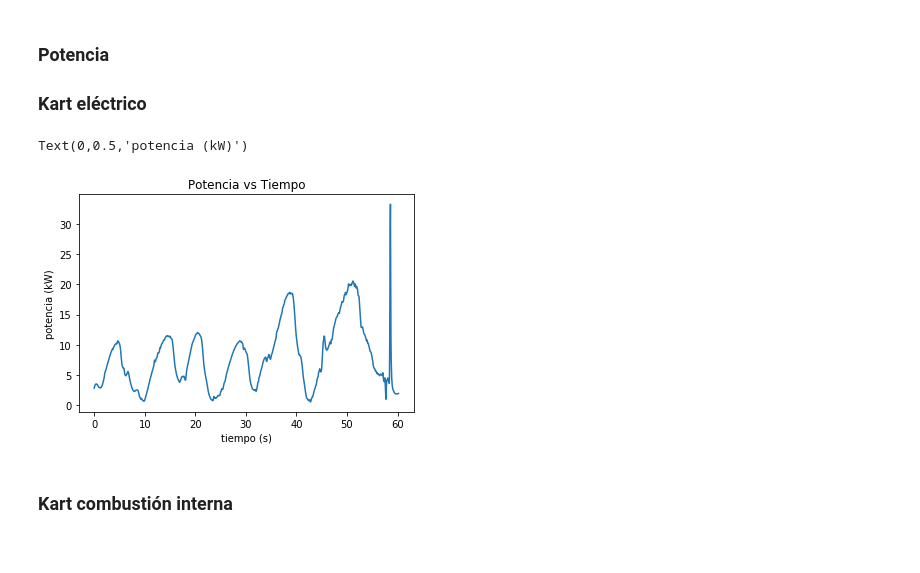
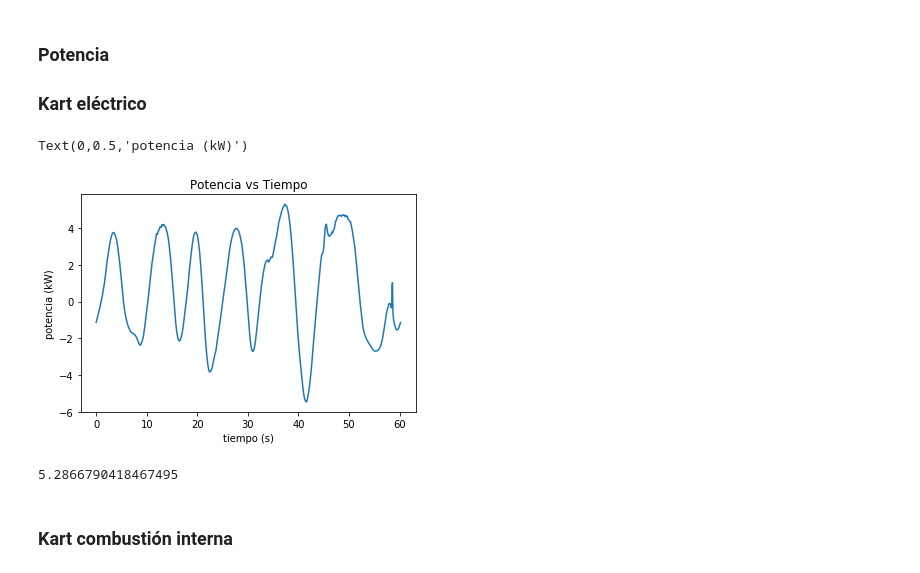
Before and after one commit to lrmahecha/Herramientas-Computacionales-IMEC3602, a Jupyter notebook: 04_taller03/Taller_3.ipynb, the cells around one changed output. Drawn from its saved outputs; the diff is of its cells as text; code cells hidden in the pictures.

```diff
--- a/04_taller03/Taller_3.ipynb
+++ b/04_taller03/Taller_3.ipynb
@@ -485,13 +490,17 @@ Text(0,0.5,'velocidad (RPM)')
 ### Potencia
 ### Kart eléctrico
 # %%
-plot(data_elec_047['TIEMPO'][350:1555]-data_elec_047['TIEMPO'][350],omegam_47*torque_47/1000)
+plot(data_elec_047['TIEMPO'][350:1555]-data_elec_047['TIEMPO'][350],omegam_47*torque_47_1/1000)
 title("Potencia vs Tiempo")
 xlabel("tiempo (s)")
 ylabel ("potencia (kW)")
 # %% [output]
 Text(0,0.5,'potencia (kW)')
-[figure, old version]
+[figure, new version]
+# %%
+max(omegam_47*torque_47_1/1000)
+# %% [output]
+5.2866790418467495
 # %% [markdown]
 ### Kart combustión interna
 # %%
```
Also changed, not shown: parts of 22 cells of this notebook.
